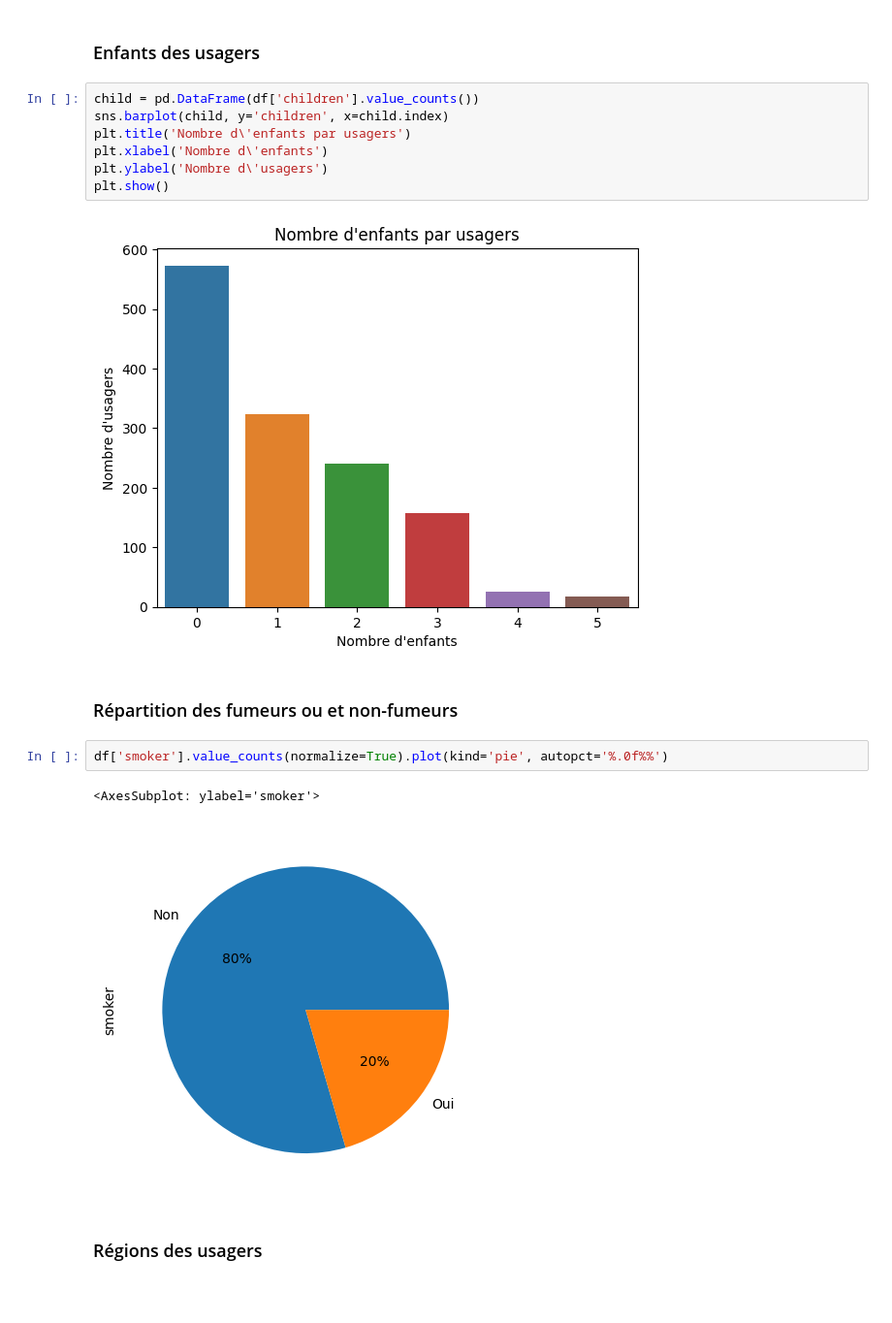
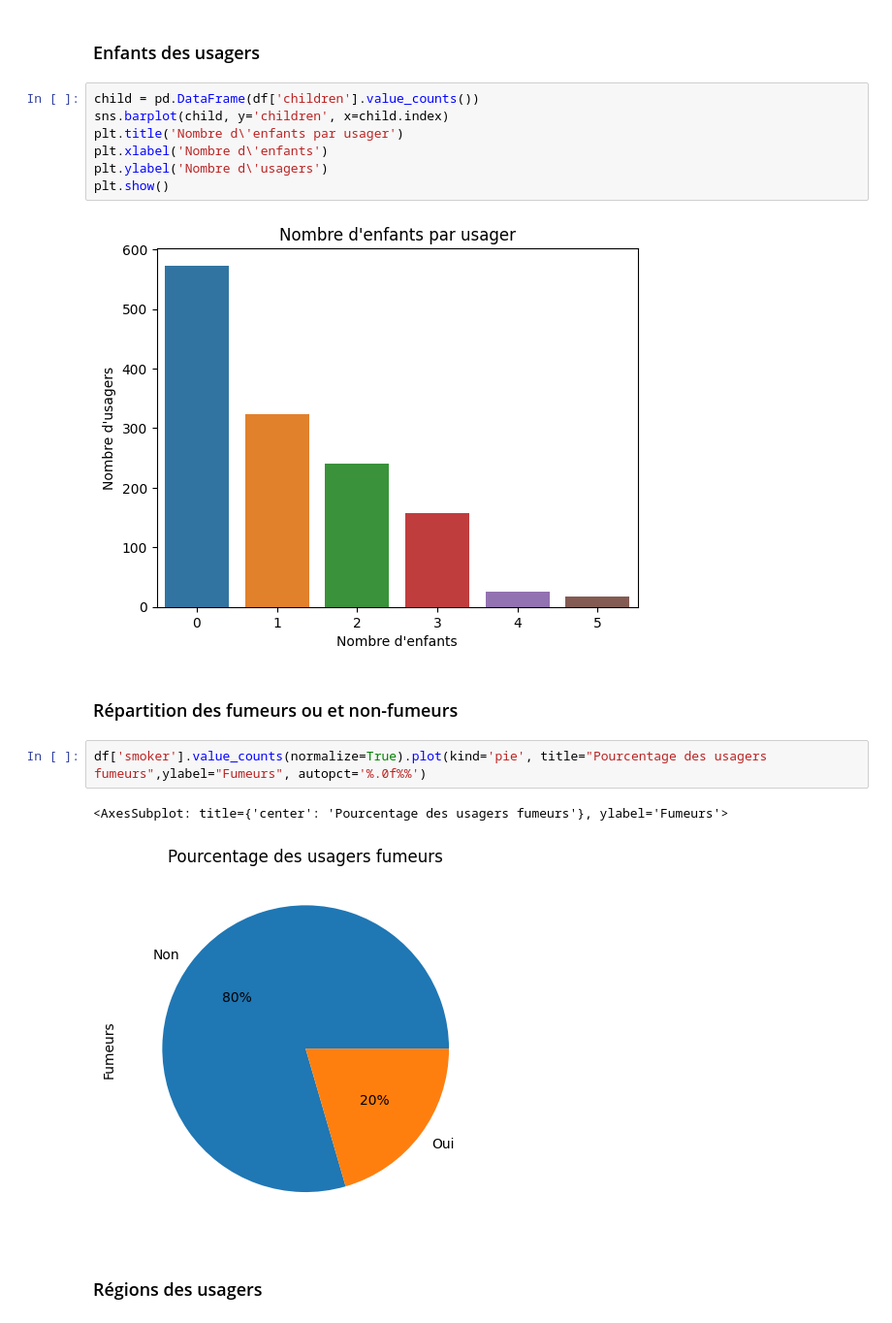
Before and after one commit to Benalieur/assurance, a Jupyter notebook: notebooks/analys.ipynb, the cells around one changed output. Shown at 97% size. Drawn from its saved outputs; the diff is of its cells as text; blank space fills up the shorter version.

```diff
--- a/notebooks/analys.ipynb
+++ b/notebooks/analys.ipynb
@@ -271,19 +271,19 @@ plt.show()
 # %%
 child = pd.DataFrame(df['children'].value_counts())
 sns.barplot(child, y='children', x=child.index)
-plt.title('Nombre d\'enfants par usagers')
+plt.title('Nombre d\'enfants par usager')
 plt.xlabel('Nombre d\'enfants')
 plt.ylabel('Nombre d\'usagers')
 plt.show()
 # %% [output]
-[figure, old version]
+[figure, new version]
 # %% [markdown]
 ### Répartition des fumeurs ou et non-fumeurs
 # %%
-df['smoker'].value_counts(normalize=True).plot(kind='pie', autopct='%.0f%%')
+df['smoker'].value_counts(normalize=True).plot(kind='pie', title="Pourcentage des usagers fumeurs",ylabel="Fumeurs", autopct='%.0f%%')
 # %% [output]
-<AxesSubplot: ylabel='smoker'>
+<AxesSubplot: title={'center': 'Pourcentage des usagers fumeurs'}, ylabel='Fumeurs'>
-[figure, old version]
+[figure, new version]
 # %% [markdown]
 ### Régions des usagers
 # %%
```
Also changed, not shown: parts of 4 cells of this notebook.
